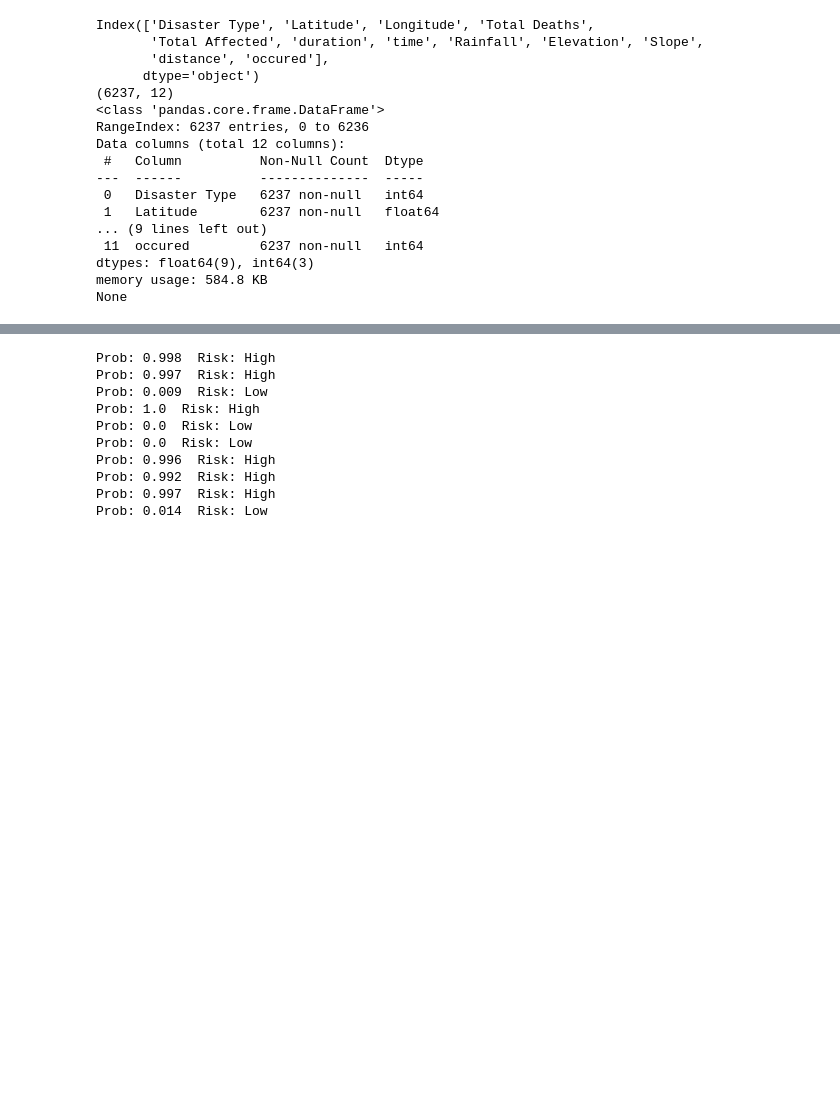
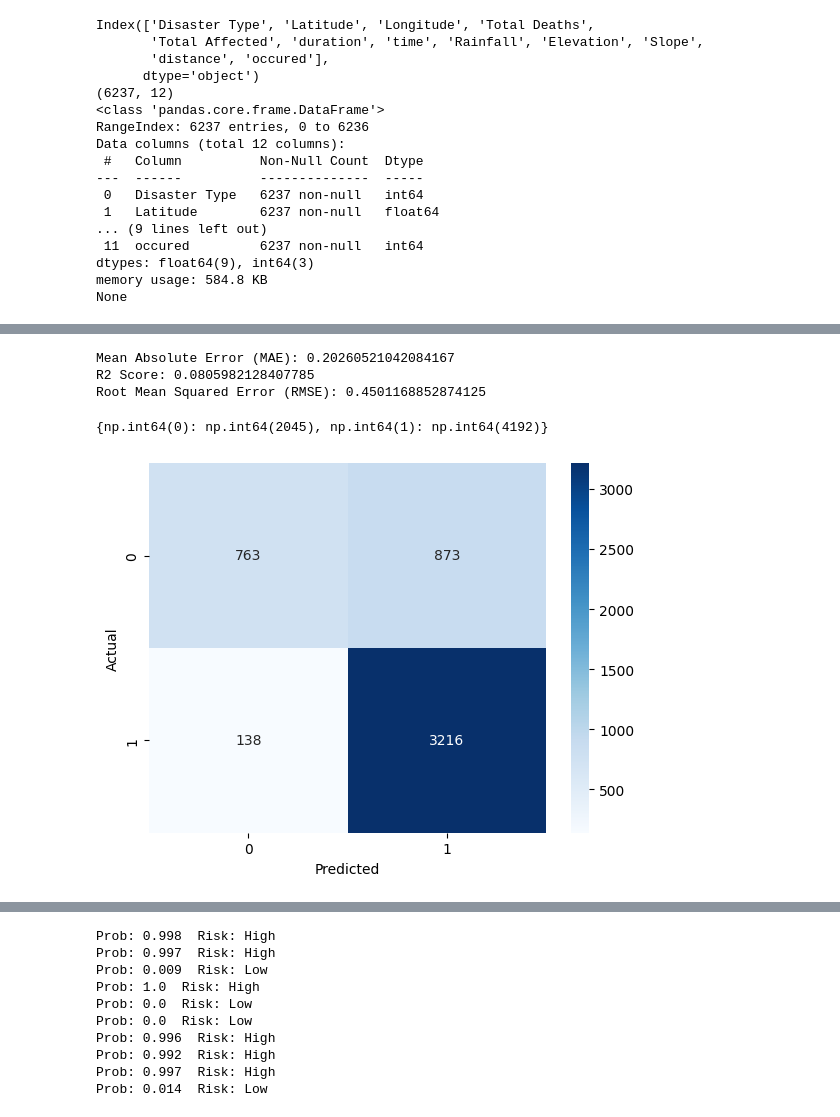
Before and after one commit to POOJIKASRI-V-29/ai-urban-flood-risk-visualizer, a Jupyter notebook: flood_Risk_Model.ipynb, the cells around one changed output, grey strips where cells are left out. Cells and saved outputs as stored; diff of their text form; code cells hidden in the pictures; blank space fills up the shorter version.

```diff
--- a/flood_Risk_Model.ipynb
+++ b/flood_Risk_Model.ipynb
@@ -100,3 +104,33 @@ weighted avg       1.00      1.00      1.00      1248
+# %%
+from sklearn.metrics import mean_absolute_error
+from sklearn.metrics import r2_score
+from sklearn.metrics import mean_squared_error
+import numpy as np
+mae = mean_absolute_error(y_test, pred)
+r2 = r2_score(y_test, pred)
+rmse = np.sqrt(mean_squared_error(y_test, pred))
+
+print("Mean Absolute Error (MAE):", mae)
+print("R2 Score:", r2)
+print("Root Mean Squared Error (RMSE):", rmse)
+# %% [output]
+Mean Absolute Error (MAE): 0.20260521042084167
+R2 Score: 0.0805982128407785
+Root Mean Squared Error (RMSE): 0.4501168852874125
+# %%
+import numpy as np
+unique, counts = np.unique(y, return_counts=True)
+print(dict(zip(unique, counts)))
+# %% [output]
+{np.int64(0): np.int64(2045), np.int64(1): np.int64(4192)}
+# %%
+cm = confusion_matrix(y_test, pred)
+sns.heatmap(cm, annot=True, fmt="d", cmap="Blues")
+plt.xlabel("Predicted")
+plt.ylabel("Actual")
+plt.show()
+# %% [output]
+[figure, added]
 # %%
 importance = pd.Series(model.feature_importances_, index=X.columns)
 importance.sort_values().plot(kind='barh')
```
Also changed, not shown: parts of 10 cells of this notebook.
